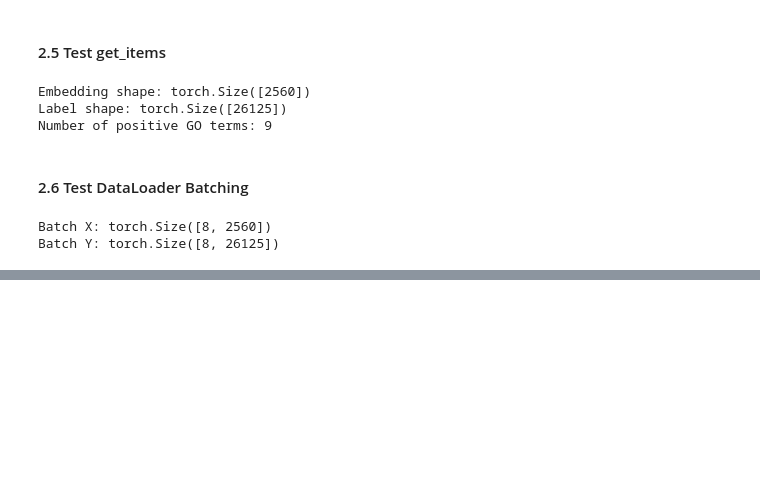
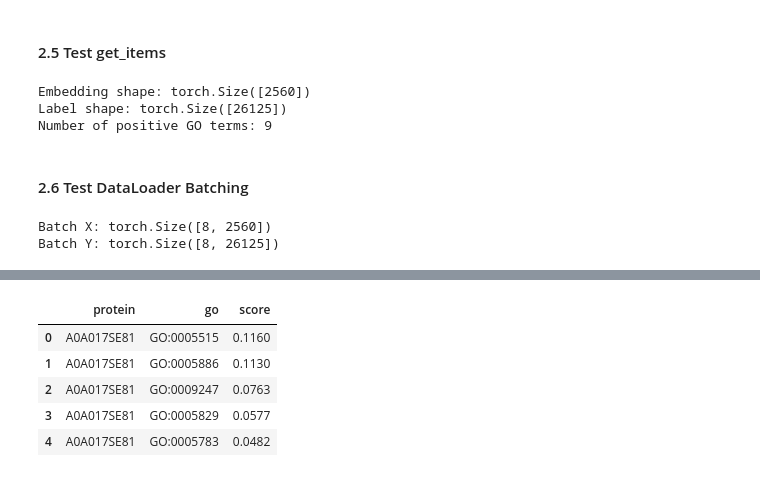
Before and after one commit to Yi104/CATA6-protein-prediction-4staroverook, a Jupyter notebook: notebooks/02_embedding_concat_test.ipynb, the cells around one changed output, grey strips where cells are left out. Saved outputs shown, nothing was run; the diff lists cells and outputs as text; code cells hidden in the pictures; blank space fills up the shorter version.

```diff
--- a/notebooks/02_embedding_concat_test.ipynb
+++ b/notebooks/02_embedding_concat_test.ipynb
@@ -383,0 +506,7 @@ Batch Y: torch.Size([8, 26125])
+# %%
+import pandas as pd
+
+df = pd.read_csv("submissions/submission.tsv", sep="\t", header=None)
+df.columns = ["protein", "go", "score"]
+
+df.groupby("protein").size().describe()
@@ -383,0 +523,9 @@ Batch Y: torch.Size([8, 26125])
+# %%
+df.head()
+# %% [output]
+|  | protein | go | score |
+| 0 | A0A017SE81 | GO:0005515 | 0.1160 |
+| 1 | A0A017SE81 | GO:0005886 | 0.1130 |
+| 2 | A0A017SE81 | GO:0009247 | 0.0763 |
+| 3 | A0A017SE81 | GO:0005829 | 0.0577 |
+| 4 | A0A017SE81 | GO:0005783 | 0.0482 |
```
Also changed, not shown: parts of 14 cells of this notebook, 7 other files.
